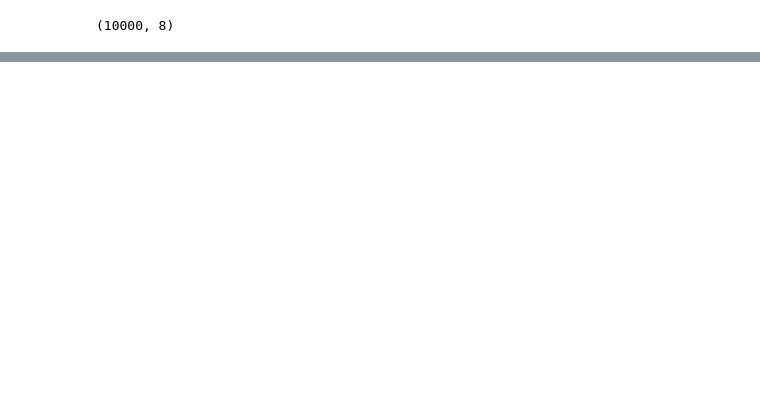
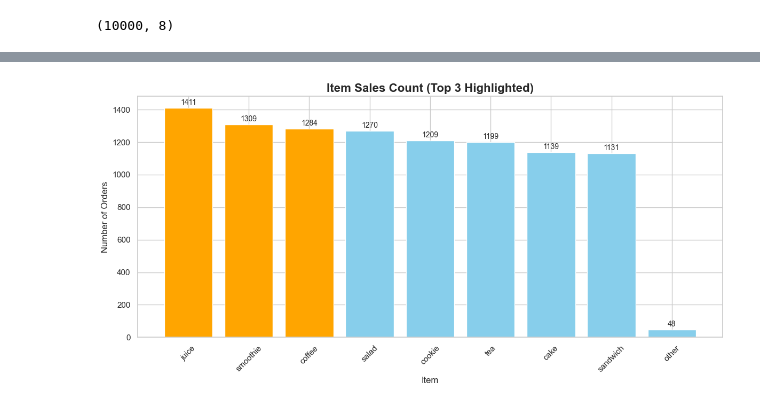
Before and after one commit to fahim-506/eda-with-python, a Jupyter notebook: practice_dataset/cafe_sales.ipynb, the cells around one changed output, grey strips where cells are left out. Saved outputs shown, nothing was run; the diff lists cells and outputs as text; code cells hidden in the pictures; blank space fills up the shorter version.

```diff
--- a/practice_dataset/cafe_sales.ipynb
+++ b/practice_dataset/cafe_sales.ipynb
@@ -425,0 +449,41 @@ df.shape
+# %%
+# Sort values
+item_quantity_sorted = item_quantity.sort_values(ascending=False)
+# Get top 3 items
+top_3 = item_quantity_sorted.head(3).index
+# %%
+sns.set(style="whitegrid")
+
+plt.figure(figsize=(12, 6))
+
+colors = [
+    'orange' if item in top_3 else 'skyblue'
+    for item in item_quantity_sorted.index
+]
+
+bars = plt.bar(
+    item_quantity_sorted.index,
+    item_quantity_sorted.values,
+    color=colors
+)
+
+# Add value labels on bars
+for bar in bars:
+    height = bar.get_height()
+    plt.text(
+        bar.get_x() + bar.get_width() / 2,
+        height + 10,
+        f'{height}',
+        ha='center',
+        va='bottom',
+        fontsize=10
+    )
+
+plt.title('Item Sales Count (Top 3 Highlighted)', fontsize=16, weight='bold')
+plt.xlabel('Item')
+plt.ylabel('Number of Orders')
+plt.xticks(rotation=45)
+plt.tight_layout()
+plt.show()
+# %% [output]
+[figure, added]
```
Also changed, not shown: parts of 18 cells of this notebook.
